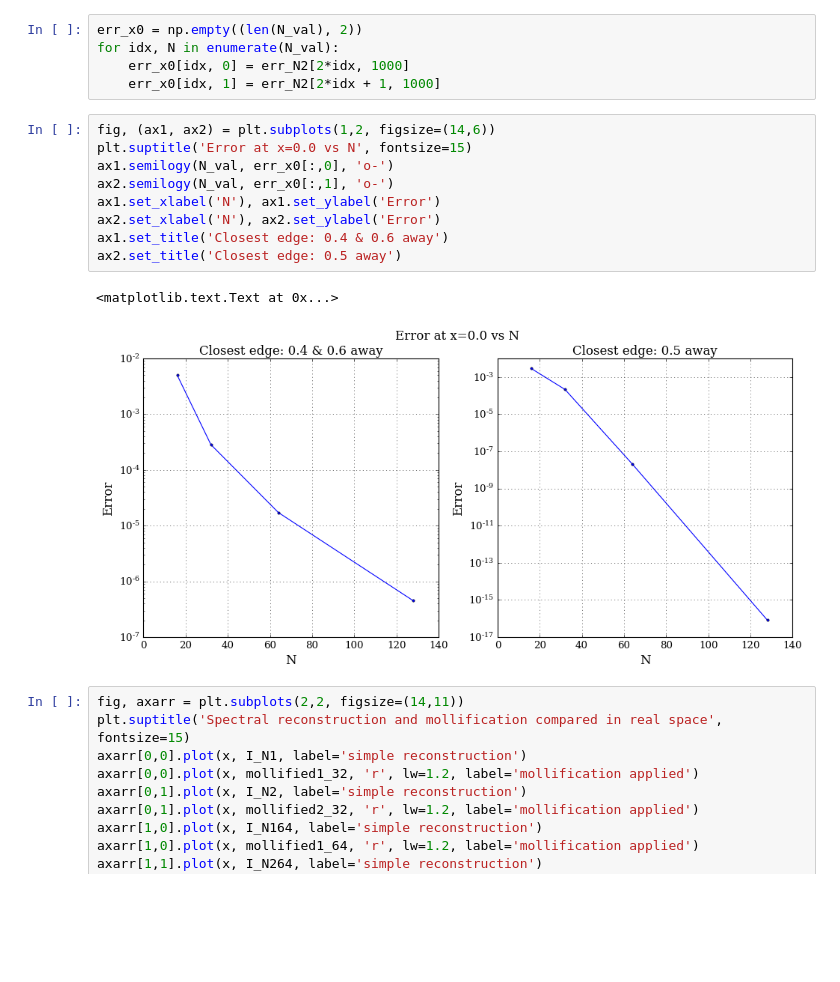
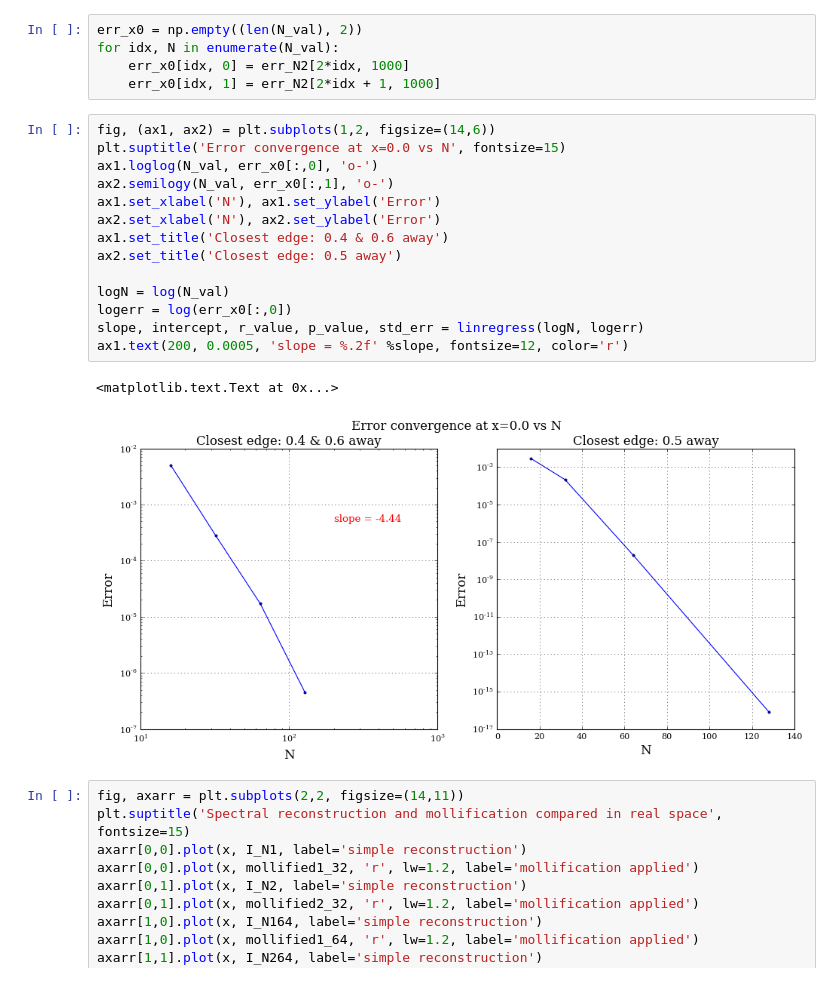
Before and after one commit to Yurlungur/summer_project, a Jupyter notebook: Cheb_Gauss_Lobato/mollification/Piecewise mollification.ipynb, the cells around one changed output. Cells and saved outputs as stored; diff of their text form; blank space fills up the shorter version.

```diff
--- a/Cheb_Gauss_Lobato/mollification/Piecewise mollification.ipynb
+++ b/Cheb_Gauss_Lobato/mollification/Piecewise mollification.ipynb
@@ -324,16 +325,21 @@ for idx, N in enumerate(N_val):
     err_x0[idx, 1] = err_N2[2*idx + 1, 1000]
 # %%
 fig, (ax1, ax2) = plt.subplots(1,2, figsize=(14,6))
-plt.suptitle('Error at x=0.0 vs N', fontsize=15)
-ax1.semilogy(N_val, err_x0[:,0], 'o-')
+plt.suptitle('Error convergence at x=0.0 vs N', fontsize=15)
+ax1.loglog(N_val, err_x0[:,0], 'o-')
 ax2.semilogy(N_val, err_x0[:,1], 'o-')
 ax1.set_xlabel('N'), ax1.set_ylabel('Error')
 ax2.set_xlabel('N'), ax2.set_ylabel('Error')
 ax1.set_title('Closest edge: 0.4 & 0.6 away')
 ax2.set_title('Closest edge: 0.5 away')
+
+logN = log(N_val)
+logerr = log(err_x0[:,0])
+slope, intercept, r_value, p_value, std_err = linregress(logN, logerr)
+ax1.text(200, 0.0005, 'slope = %.2f' %slope, fontsize=12, color='r')
 # %% [output]
 <matplotlib.text.Text at 0x...>
-[figure, old version]
+[figure, new version]
 # %%
 fig, axarr = plt.subplots(2,2, figsize=(14,11))
 plt.suptitle('Spectral reconstruction and mollification compared in real space', fontsize=15)
```
Also changed, not shown: parts of 1 cell of this notebook, 2 other files.
